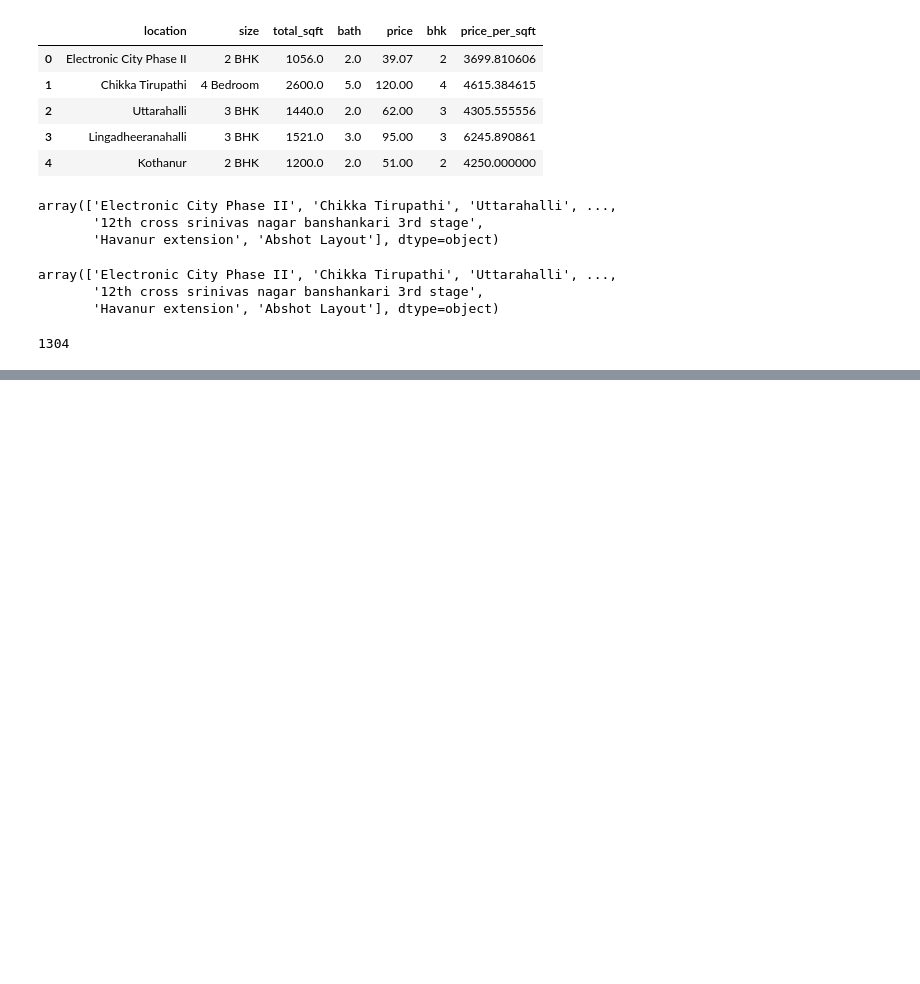
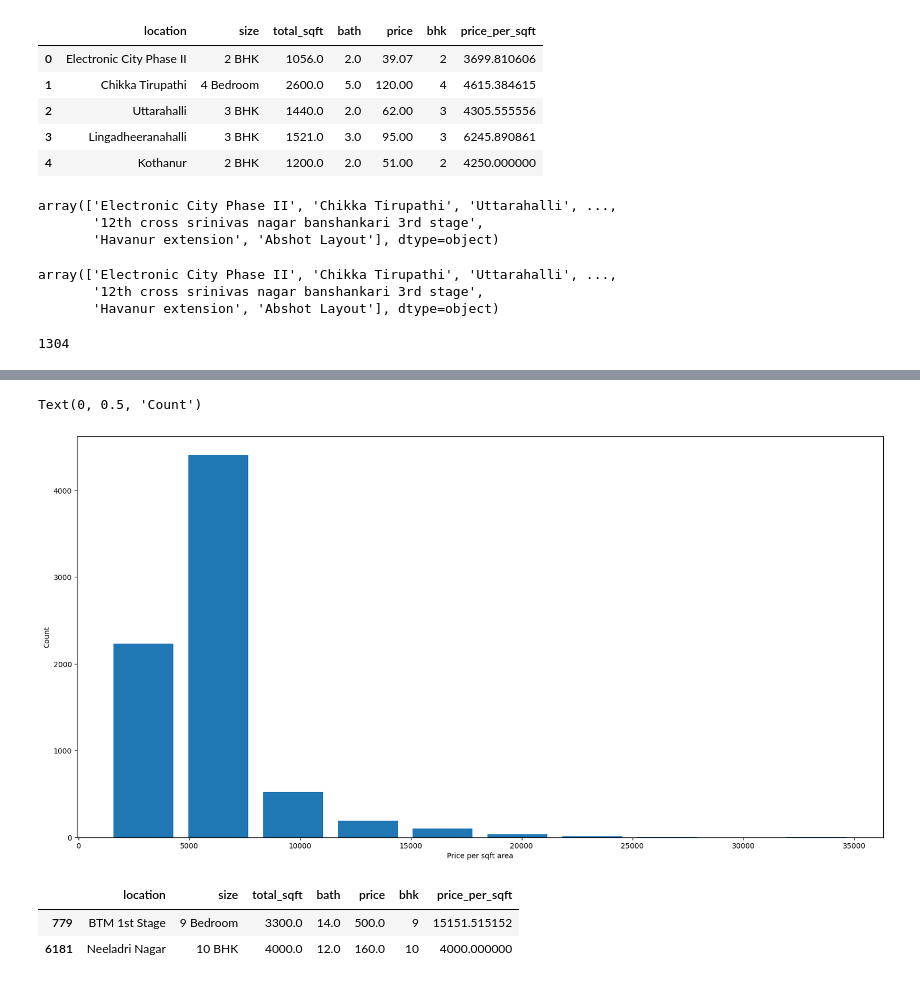
Before and after one commit to akakshat/Real-Estate-Price-Prediction, a Jupyter notebook: Real Estate Price Prediction.ipynb, the cells around one changed output, grey strips where cells are left out. Saved outputs shown, nothing was run; the diff lists cells and outputs as text; code cells hidden in the pictures; blank space fills up the shorter version.

```diff
--- a/Real Estate Price Prediction.ipynb
+++ b/Real Estate Price Prediction.ipynb
@@ -240,0 +317,15 @@ df7.shape
+# %%
+import matplotlib
+matplotlib.rcParams['figure.figsize']= (20,10)
+plt.hist(df8.price_per_sqft, rwidth=0.8)
+plt.xlabel("Price per sqft area")
+plt.ylabel("Count")
+# %% [output]
+Text(0, 0.5, 'Count')
+[figure, added]
+# %%
+df8[df8.bath>10]
+# %% [output]
+|  | location | size | total_sqft | bath | price | bhk | price_per_sqft |
+| 779 | BTM 1st Stage | 9 Bedroom | 3300.0 | 14.0 | 500.0 | 9 | 15151.515152 |
+| 6181 | Neeladri Nagar | 10 BHK | 4000.0 | 12.0 | 160.0 | 10 | 4000.000000 |
```
Also changed, not shown: parts of 22 cells of this notebook.
